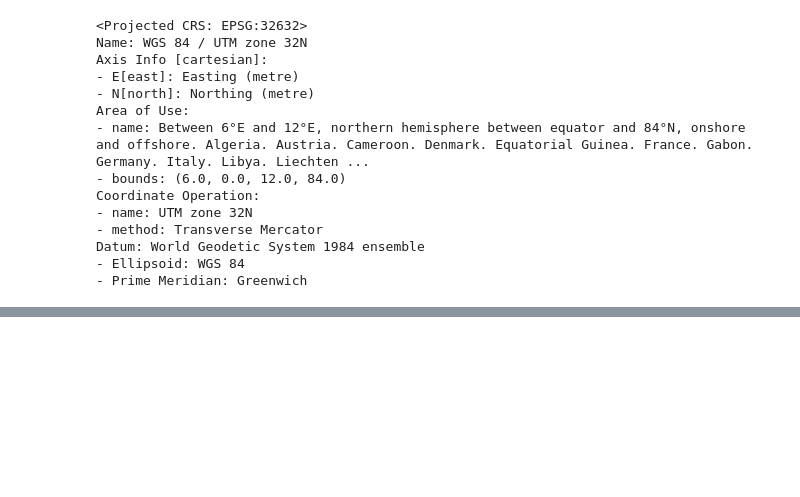
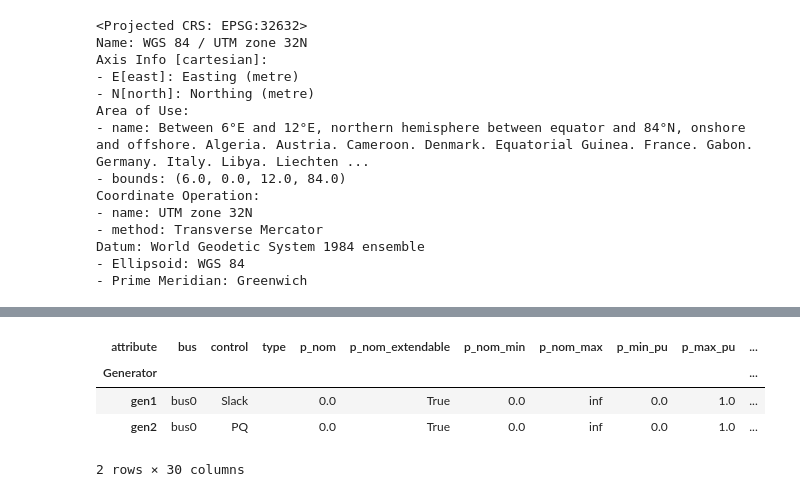
Before and after one commit to PyPSA/pypsa-eur-sec, a Jupyter notebook: results/plot_battery.ipynb, the cells around one changed output, grey strips where cells are left out. Drawn from its saved outputs; the diff is of its cells as text; code cells hidden in the pictures; blank space fills up the shorter version.

```diff
--- a/results/plot_battery.ipynb
+++ b/results/plot_battery.ipynb
@@ -482,3 +526,27 @@ cfg["sector"]["egs_fixed_capital_cost"] = 4.
 
 with open(Path.cwd() / ".." / "kannichdieconfigaendern.yaml", "w") as f:
     yaml.dump(cfg, f)
+# %%
+import pypsa
+
+n = pypsa.Network()
+
+for i in range(1):
+    n.add("Bus", f"bus{i}")
+
+n.add("Load", "load", bus="bus0", p_set=1)
+n.add("Generator",
+      "gen1",
+      bus="bus0",
+      p_nom_extendable=True,
+      capital_cost=0.5,
+      efficiency=0.25,
+)
+n.add("Generator",
+      "gen2",
+      bus="bus0",
+      p_nom_extendable=True,
+      capital_cost=1.,
+      efficiency=1.,)
+
+n.lopf(solver_name="gurobi")
@@ -484,0 +576,8 @@ with open(Path.cwd() / ".." / "kannichdieconfigaendern.yaml", "w") as f:
+# %%
+n.generators
+# %% [output]
+| attribute | bus | control | type | p_nom | p_nom_extendable | p_nom_min | p_nom_max | p_min_pu | p_max_pu | ... |
+| Generator |  |  |  |  |  |  |  |  |  | ... |
+| gen1 | bus0 | Slack |  | 0.0 | True | 0.0 | inf | 0.0 | 1.0 | ... |
+| gen2 | bus0 | PQ |  | 0.0 | True | 0.0 | inf | 0.0 | 1.0 | ... |
+2 rows × 30 columns
```
Also changed, not shown: parts of 12 cells of this notebook, 2 other files.
